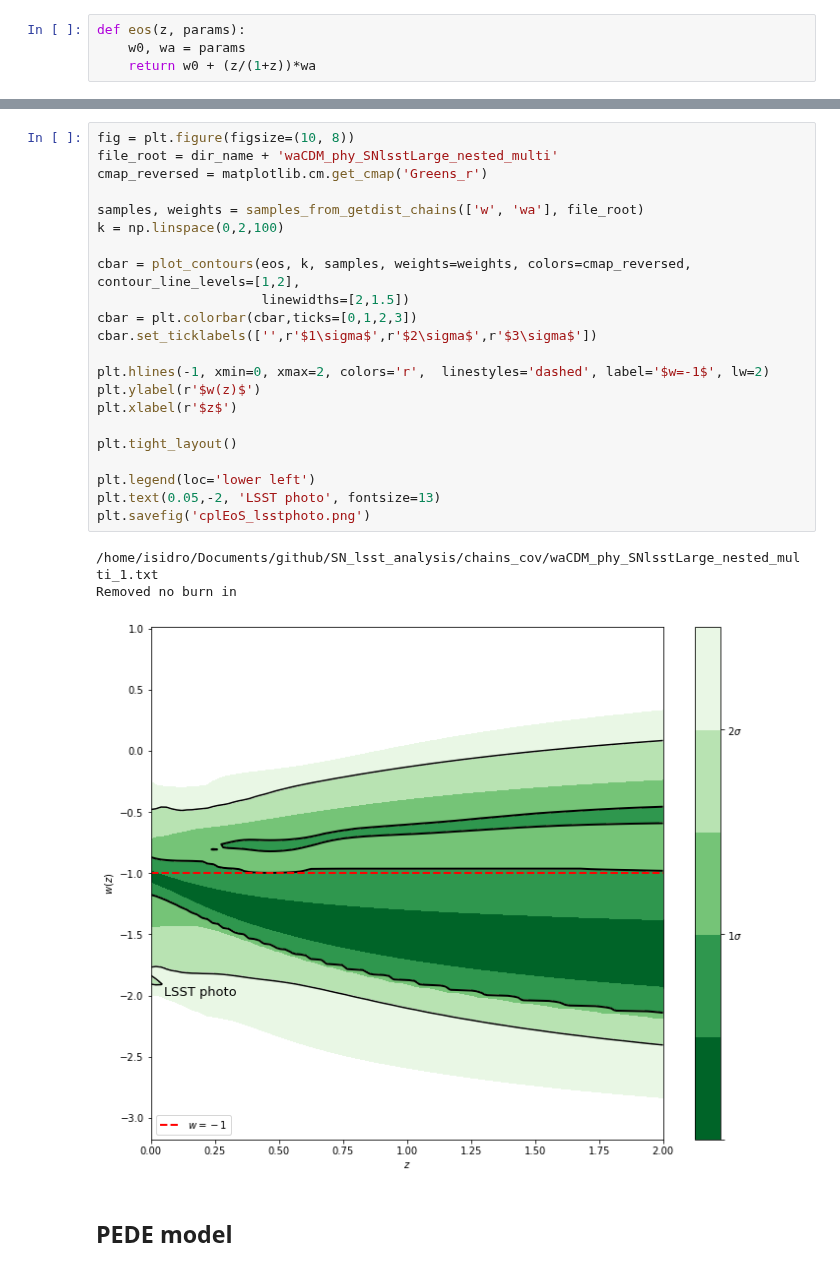
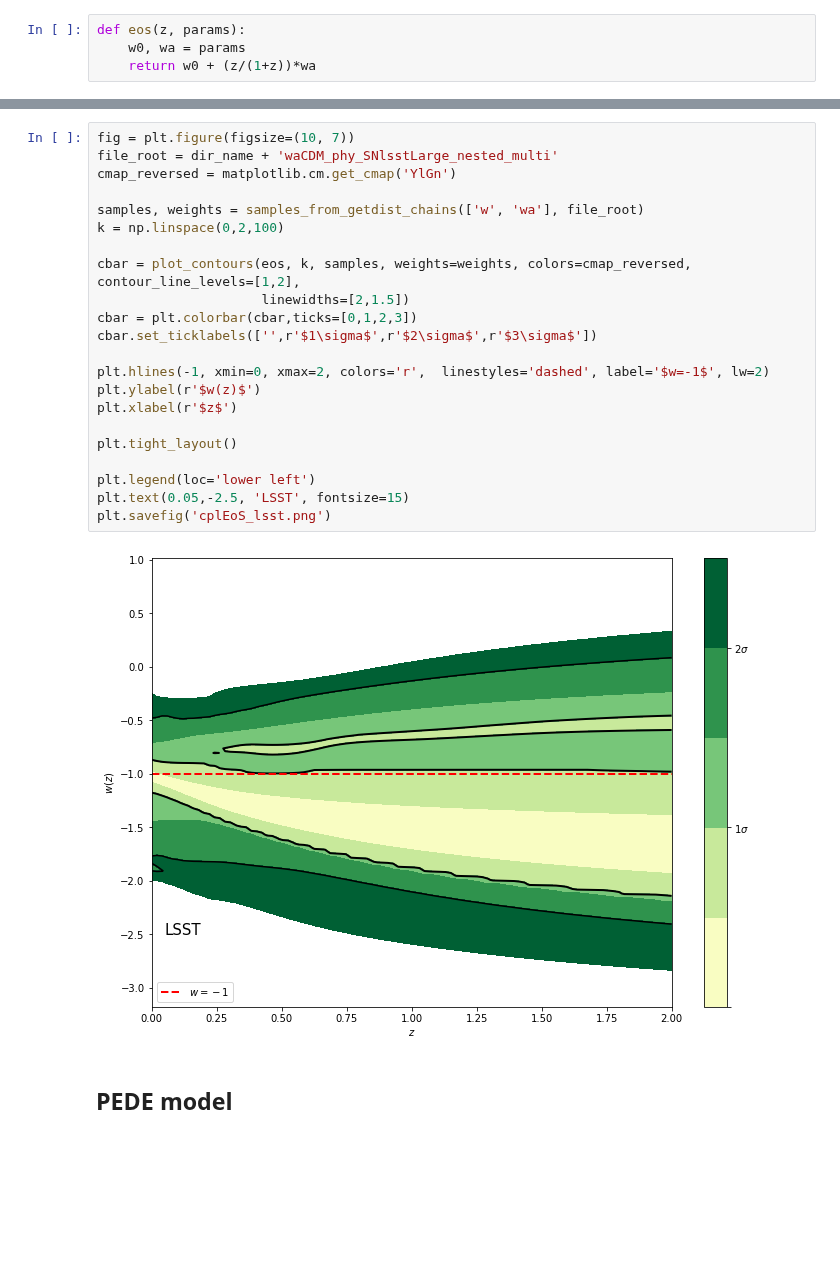
Before and after one commit to igomezv/LSST_DE_neural_reconstruction, a Jupyter notebook: bayesian_lsst.ipynb, the cells around one changed output, grey strips where cells are left out. Drawn from its saved outputs; the diff is of its cells as text; blank space fills up the shorter version.

```diff
--- a/bayesian_lsst.ipynb
+++ b/bayesian_lsst.ipynb
@@ -181,29 +268,27 @@ Removed no burn in
 # %%
-fig = plt.figure(figsize=(10, 8))
+fig = plt.figure(figsize=(10, 7))
 file_root = dir_name + 'waCDM_phy_SNlsstLarge_nested_multi'
-cmap_reversed = matplotlib.cm.get_cmap('Greens_r')
+cmap_reversed = matplotlib.cm.get_cmap('YlGn')
 
 samples, weights = samples_from_getdist_chains(['w', 'wa'], file_root)
 k = np.linspace(0,2,100)
 
 cbar = plot_contours(eos, k, samples, weights=weights, colors=cmap_reversed, contour_line_levels=[1,2],
                      linewidths=[2,1.5])
 cbar = plt.colorbar(cbar,ticks=[0,1,2,3])
 cbar.set_ticklabels(['',r'$1\sigma$',r'$2\sigma$',r'$3\sigma$'])
 
 plt.hlines(-1, xmin=0, xmax=2, colors='r',  linestyles='dashed', label='$w=-1$', lw=2)
 plt.ylabel(r'$w(z)$')
 plt.xlabel(r'$z$')
 
 plt.tight_layout()
 
 plt.legend(loc='lower left')
-plt.text(0.05,-2, 'LSST photo', fontsize=13)
-plt.savefig('cplEoS_lsstphoto.png')
+plt.text(0.05,-2.5, 'LSST', fontsize=15)
+plt.savefig('cplEoS_lsst.png')
 # %% [output]
-/home/isidro/Documents/github/SN_lsst_analysis/chains_cov/waCDM_phy_SNlsstLarge_nested_multi_1.txt
-Removed no burn in
-[figure, old version]
+[figure, new version]
 # %% [markdown]
 ## PEDE model
 # %%
```
Also changed, not shown: parts of 6 cells of this notebook.
